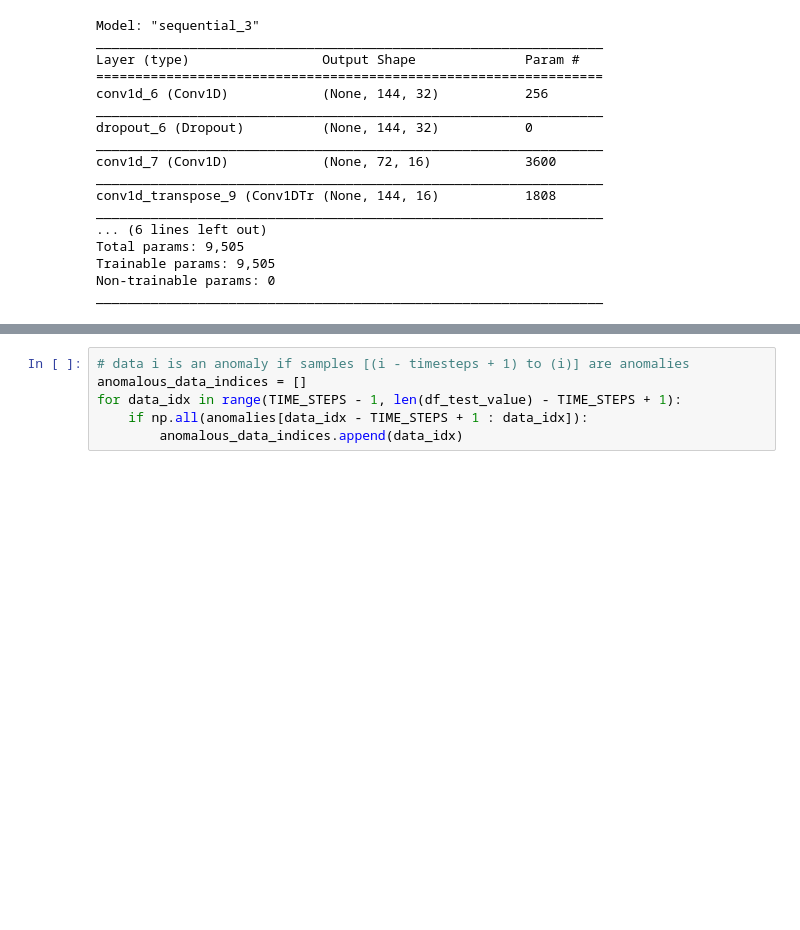
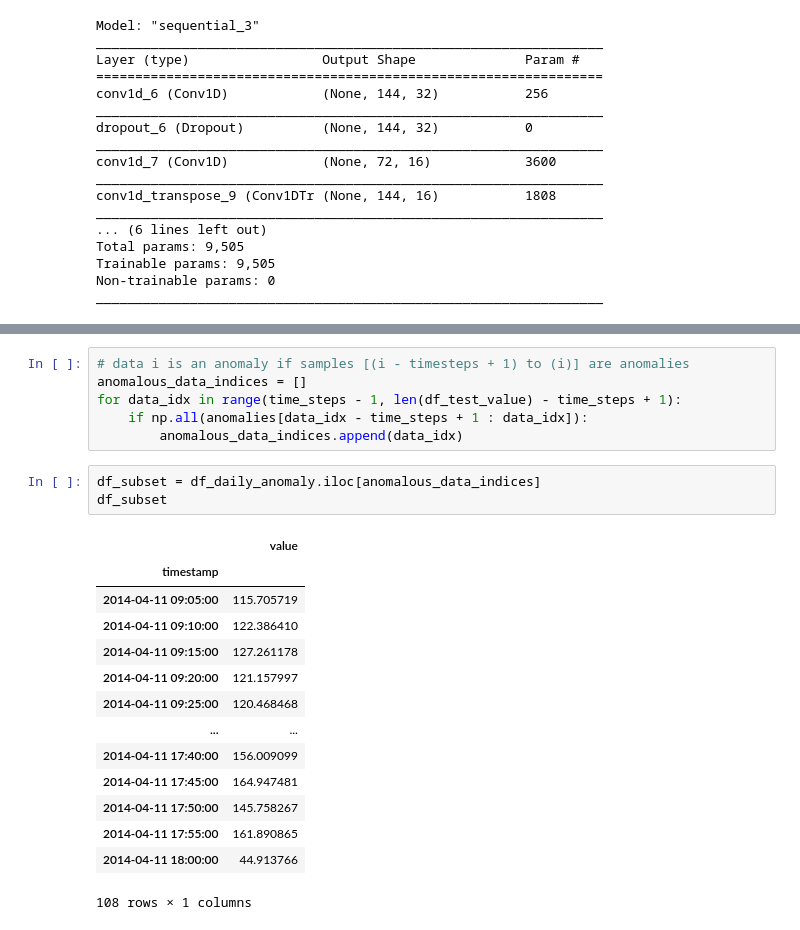
Before and after one commit to donneger/machinelearning_statistics, a Jupyter notebook: ml_project/ml_evaluation.ipynb, the cells around one changed output, grey strips where cells are left out. Drawn from its saved outputs; the diff is of its cells as text; blank space fills up the shorter version.

```diff
--- a/ml_project/ml_evaluation.ipynb
+++ b/ml_project/ml_evaluation.ipynb
@@ -292,7 +296,25 @@ Indices of anomaly samples:  (array([ 789, 1653, 1658, 2517, 2702, 2703, 2704, 2
 # %%
 # data i is an anomaly if samples [(i - timesteps + 1) to (i)] are anomalies
 anomalous_data_indices = []
-for data_idx in range(TIME_STEPS - 1, len(df_test_value) - TIME_STEPS + 1):
-    if np.all(anomalies[data_idx - TIME_STEPS + 1 : data_idx]):
+for data_idx in range(time_steps - 1, len(df_test_value) - time_steps + 1):
+    if np.all(anomalies[data_idx - time_steps + 1 : data_idx]):
         anomalous_data_indices.append(data_idx)
+# %%
+df_subset = df_daily_anomaly.iloc[anomalous_data_indices]
+df_subset
+# %% [output]
+|  | value |
+| timestamp |  |
+| 2014-04-11 09:05:00 | 115.705719 |
+| 2014-04-11 09:10:00 | 122.386410 |
+| 2014-04-11 09:15:00 | 127.261178 |
+| 2014-04-11 09:20:00 | 121.157997 |
+| 2014-04-11 09:25:00 | 120.468468 |
+| ... | ... |
+| 2014-04-11 17:40:00 | 156.009099 |
+| 2014-04-11 17:45:00 | 164.947481 |
+| 2014-04-11 17:50:00 | 145.758267 |
+| 2014-04-11 17:55:00 | 161.890865 |
+| 2014-04-11 18:00:00 | 44.913766 |
+108 rows × 1 columns
 # %%
```
Also changed, not shown: parts of 6 cells of this notebook.
